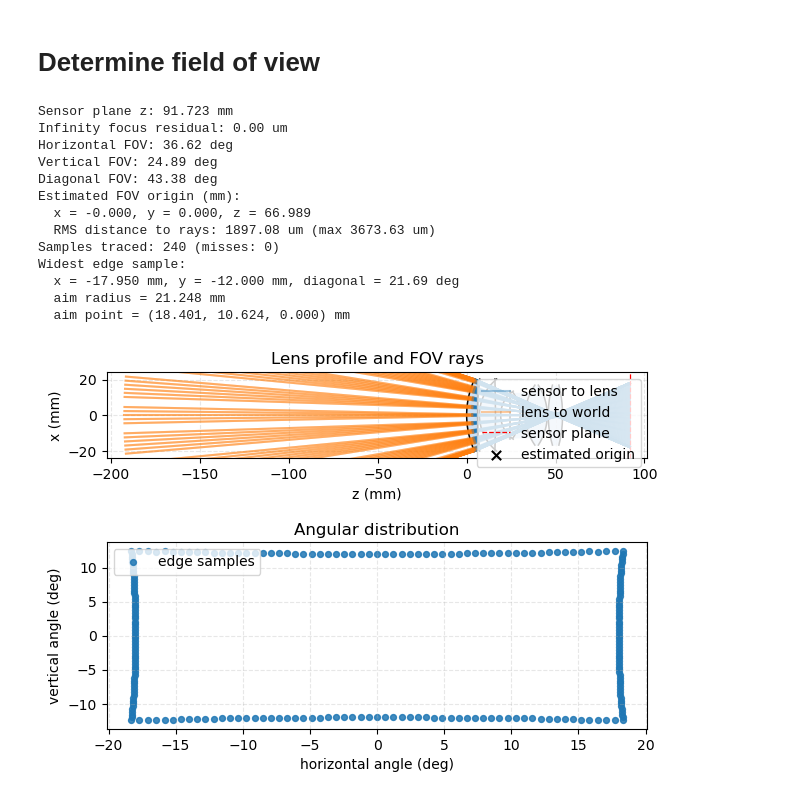
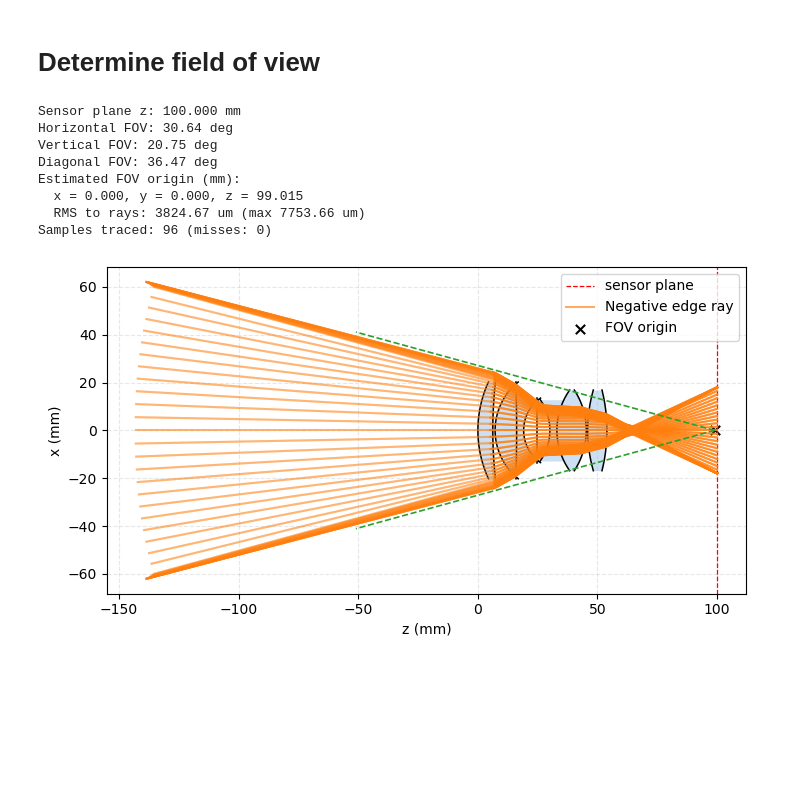
Before and after one commit to chrylt/Spatially-Varying-Bokeh, a Jupyter notebook: bokehConfig/focal_length.ipynb, the cells around one changed output. Drawn from its saved outputs; the diff is of its cells as text; code cells hidden in the pictures; blank space fills up the shorter version.

```diff
--- a/bokehConfig/focal_length.ipynb
+++ b/bokehConfig/focal_length.ipynb
@@ -1855,70 +1899,27 @@ def compute_effective_field_of_view(sensor_width_mm=SENSOR_WIDTH_MM, sensor_heig
 # %%
-sensor_fov_result = compute_effective_field_of_view(samples_per_edge=61)
-summary = sensor_fov_result["summary"]
-edge_ray_lookup = sensor_fov_result.get("edge_lookup", {})
+sensor_fov = compute_effective_field_of_view(100.0)
+summary = sensor_fov.get("summary")
 if summary is None:
     print("No edge rays reached the world.")
 else:
-    print(f"Sensor plane z: {sensor_fov_result['sensor_plane_z_mm']:.3f} mm")
-    print(f"Infinity focus residual: {sensor_fov_result['infinity_residual_mm'] * 1e3:.2f} um")
+    print(f"Sensor plane z: {sensor_fov['sensor_plane_z_mm']:.3f} mm")
     print(f"Horizontal FOV: {summary['horizontal_deg']:.2f} deg")
     print(f"Vertical FOV: {summary['vertical_deg']:.2f} deg")
     print(f"Diagonal FOV: {summary['diagonal_deg']:.2f} deg")
-    if "origin_point_mm" in summary:
-        origin = summary["origin_point_mm"]
+    origin = summary.get("origin_point_mm")
+    if origin is not None:
         print("Estimated FOV origin (mm):")
         print(f"  x = {origin[0]:.3f}, y = {origin[1]:.3f}, z = {origin[2]:.3f}")
-        print(f"  RMS distance to rays: {summary['origin_rms_mm'] * 1e3:.2f} um (max {summary['origin_max_mm'] * 1e3:.2f} um)")
-    print(f"Samples traced: {summary['samples']} (misses: {len(sensor_fov_result['misses'])})")
-    if sensor_fov_result["misses"]:
-        print("Failed edge samples (x_mm, y_mm):")
-        for x, y in sensor_fov_result["misses"]:
-            print(f"  ({x:.3f}, {y:.3f})")
-sensor_edge_rays = []
-widest_sample = None
-max_diag = -np.inf
-for hit in sensor_fov_result.get("hits", []):
-    dir_vec = np.asarray(hit["direction"], dtype=float)
-    forward = max(abs(dir_vec[2]), 1e-9)
-    theta_h = np.degrees(np.arctan2(dir_vec[0], forward))
-    theta_v = np.degrees(np.arctan2(dir_vec[1], forward))
-    theta_diag = np.degrees(np.arctan2(np.linalg.norm(dir_vec[:2]), forward))
-    key = (float(hit["x_mm"]), float(hit["y_mm"]))
-    extra = edge_ray_lookup.get(key, {})
-    sample = {
-        "x_mm": float(hit["x_mm"]),
-        "y_mm": float(hit["y_mm"]),
-        "theta_h_deg": float(theta_h),
-        "theta_v_deg": float(theta_v),
-        "theta_diag_deg": float(theta_diag),
-        "position_mm": np.asarray(hit["position"], dtype=float).copy(),
-    }
-    if extra:
-        sample["aim_point_mm"] = np.asarray(extra["aim_point_mm"], dtype=float).copy()
-        sample["radius_mm"] = float(extra["radius_mm"])
-    sensor_edge_rays.append(sample)
-    if theta_diag > max_diag:
-        max_diag = theta_diag
-        widest_sample = sample
-if widest_sample is not None:
-    print("Widest edge sample:")
-    print(f"  x = {widest_sample['x_mm']:.3f} mm, y = {widest_sample['y_mm']:.3f} mm, diagonal = {widest_sample['theta_diag_deg']:.2f} deg")
-    if "radius_mm" in widest_sample:
-        print(f"  aim radius = {widest_sample['radius_mm']:.3f} mm")
-    if "aim_point_mm" in widest_sample:
-        aim = np.asarray(widest_sample["aim_point_mm"], dtype=float)
-        print(f"  aim point = ({aim[0]:.3f}, {aim[1]:.3f}, {aim[2]:.3f}) mm")
+        print(f"  RMS to rays: {summary['origin_rms_mm'] * 1e3:.2f} um (max {summary['origin_max_mm'] * 1e3:.2f} um)")
+    print(f"Samples traced: {summary['samples']} (misses: {len(sensor_fov['misses'])})")
+plot_field_of_view(sensor_fov)
 # %% [output]
-Sensor plane z: 91.723 mm
-Infinity focus residual: 0.00 um
-Horizontal FOV: 36.62 deg
-Vertical FOV: 24.89 deg
-Diagonal FOV: 43.38 deg
+Sensor plane z: 100.000 mm
+Horizontal FOV: 30.64 deg
+Vertical FOV: 20.75 deg
+Diagonal FOV: 36.47 deg
 Estimated FOV origin (mm):
-  x = -0.000, y = 0.000, z = 66.989
-  RMS distance to rays: 1897.08 um (max 3673.63 um)
-Samples traced: 240 (misses: 0)
-Widest edge sample:
-  x = -17.950 mm, y = -12.000 mm, diagonal = 21.69 deg
-  aim radius = 21.248 mm
-  aim point = (18.401, 10.624, 0.000) mm
+  x = 0.000, y = 0.000, z = 99.015
+  RMS to rays: 3824.67 um (max 7753.66 um)
+Samples traced: 96 (misses: 0)
+[figure, added]
@@ -1982,4 +1925,0 @@ def plot_field_of_view(sensor_result, world_extent_mm=200.0):
-# %%
-plot_field_of_view(sensor_fov_result)
-# %% [output]
-[figure, removed]
```
Also changed, not shown: parts of 6 cells of this notebook, 2 other files.
